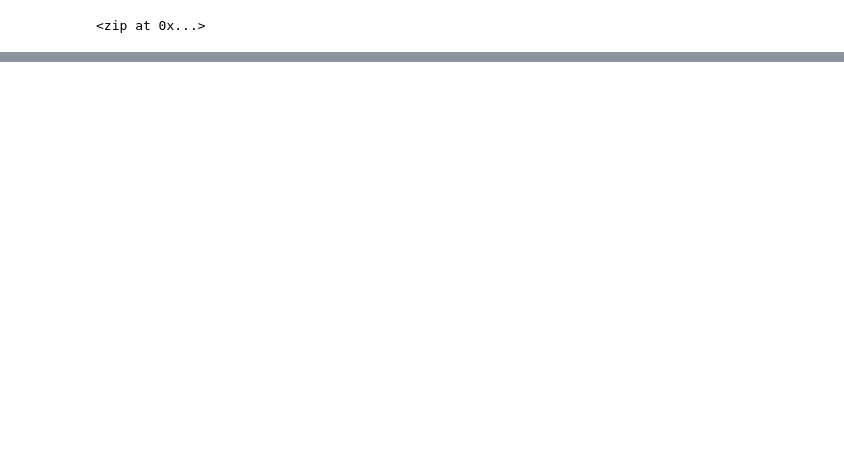
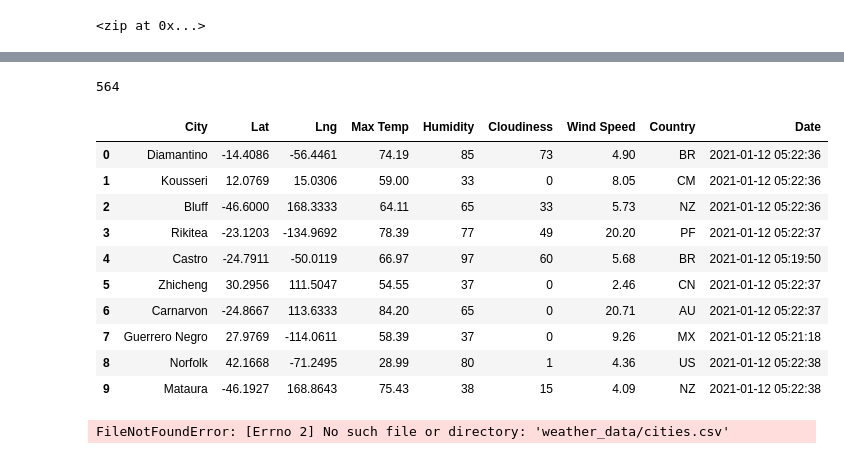
Before and after one commit to jesselynk/World_Weather_Analysis, a Jupyter notebook: WeatherPy.ipynb, the cells around one changed output, grey strips where cells are left out. Cells and saved outputs as stored; diff of their text form; code cells hidden in the pictures; blank space fills up the shorter version.

Commit message:
Updating WeatherPy and gitignore

```diff
--- a/WeatherPy.ipynb
+++ b/WeatherPy.ipynb
@@ -32,0 +39,4 @@ len(cities)
+# %%
+# Starting URL for Weather Map API Call.
+url = "http://api.openweathermap.org/data/2.5/weather?units=Imperial&APPID=" + weather_api_key
+print(url)
@@ -32,0 +45,4 @@ len(cities)
+# %%
+# Create an endpoint URL for a city.
+city_url = url + "&q=" + "Boston"
+print(city_url)
@@ -32,0 +54,10 @@ len(cities)
+# %%
+# Create an empty list to hold the weather data.
+city_data = []
+# Print the beginning of the logging.
+print("Beginning Data Retrieval     ")
+print("-----------------------------")
+
+# Create counters.
+record_count = 1
+set_count = 1
@@ -32,0 +135,27 @@ len(cities)
+# %%
+len(city_data)
+# %% [output]
+564
+# %%
+# Convert the array of dictionaries to a Pandas DataFrame.
+city_data_df = pd.DataFrame(city_data)
+city_data_df.head(10)
+# %% [output]
+|  | City | Lat | Lng | Max Temp | Humidity | Cloudiness | Wind Speed | Country | Date |
+| 0 | Diamantino | -14.4086 | -56.4461 | 74.19 | 85 | 73 | 4.90 | BR | 2021-01-12 05:22:36 |
+| 1 | Kousseri | 12.0769 | 15.0306 | 59.00 | 33 | 0 | 8.05 | CM | 2021-01-12 05:22:36 |
+| 2 | Bluff | -46.6000 | 168.3333 | 64.11 | 65 | 33 | 5.73 | NZ | 2021-01-12 05:22:36 |
+| 3 | Rikitea | -23.1203 | -134.9692 | 78.39 | 77 | 49 | 20.20 | PF | 2021-01-12 05:22:37 |
+| 4 | Castro | -24.7911 | -50.0119 | 66.97 | 97 | 60 | 5.68 | BR | 2021-01-12 05:19:50 |
+| 5 | Zhicheng | 30.2956 | 111.5047 | 54.55 | 37 | 0 | 2.46 | CN | 2021-01-12 05:22:37 |
+| 6 | Carnarvon | -24.8667 | 113.6333 | 84.20 | 65 | 0 | 20.71 | AU | 2021-01-12 05:22:37 |
+| 7 | Guerrero Negro | 27.9769 | -114.0611 | 58.39 | 37 | 0 | 9.26 | MX | 2021-01-12 05:21:18 |
+| 8 | Norfolk | 42.1668 | -71.2495 | 28.99 | 80 | 1 | 4.36 | US | 2021-01-12 05:22:38 |
+| 9 | Mataura | -46.1927 | 168.8643 | 75.43 | 38 | 15 | 4.09 | NZ | 2021-01-12 05:22:38 |
+# %%
+# Create the output file (CSV).
+output_data_file = "weather_data/cities.csv"
+# Export the City_Data into a CSV.
+city_data_df.to_csv(output_data_file, index_label="City_ID")
+# %% [output]
+FileNotFoundError: [Errno 2] No such file or directory: 'weather_data/cities.csv'
```
Also changed, not shown: parts of 7 cells of this notebook, 2 other files.
